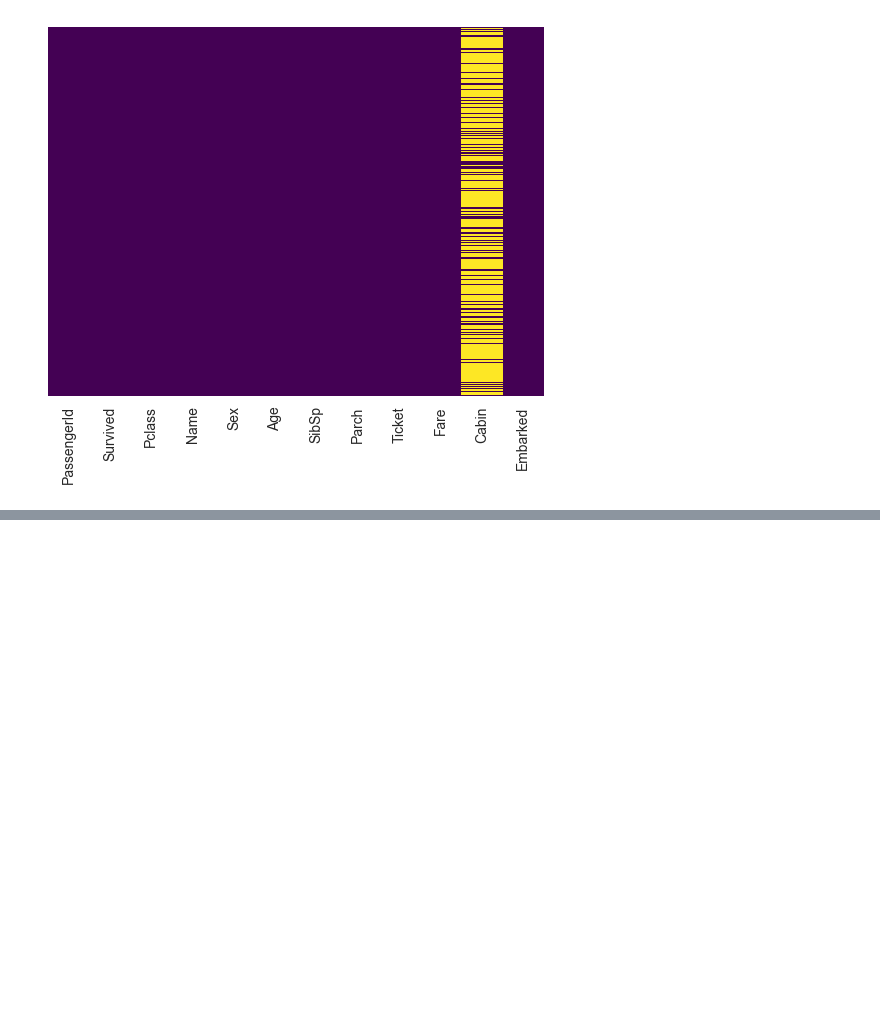
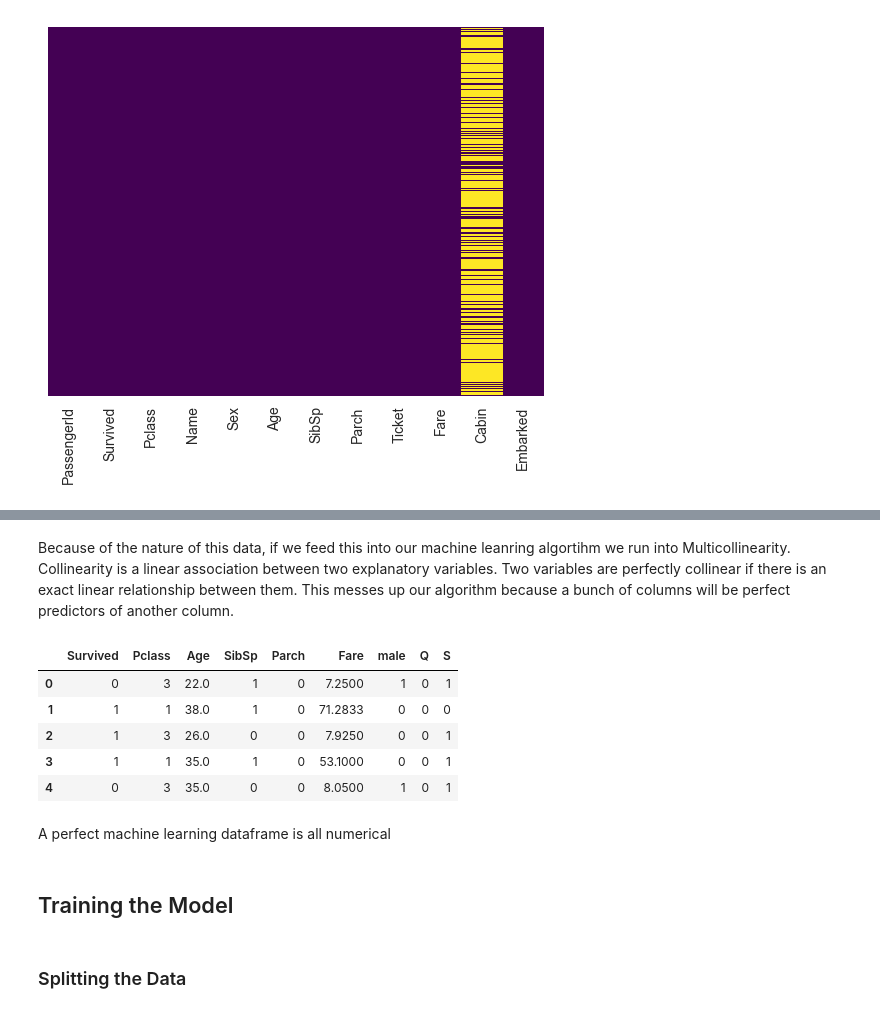
Before and after one commit to mkowusujr/Machine-Learning-Bootcamp, a Jupyter notebook: Python/Jose Portilla Course/12 Logistical Regression/logistical_regression.ipynb, the cells around one changed output, grey strips where cells are left out. Saved outputs shown, nothing was run; the diff lists cells and outputs as text; code cells hidden in the pictures; blank space fills up the shorter version.

```diff
--- a/Python/Jose Portilla Course/12 Logistical Regression/logistical_regression.ipynb
+++ b/Python/Jose Portilla Course/12 Logistical Regression/logistical_regression.ipynb
@@ -177,0 +199,2 @@ sns.heatmap(data=train.isnull(), yticklabels=False, cbar=False, cmap='viridis')
+# %%
+train.dropna(inplace=True)
@@ -177,0 +231,23 @@ sns.heatmap(data=train.isnull(), yticklabels=False, cbar=False, cmap='viridis')
+# %% [markdown]
+Because of the nature of this data, if we feed this into our machine leanring algortihm we run into Multicollinearity. Collinearity is a linear association between two explanatory variables. Two variables are perfectly collinear if there is an exact linear relationship between them. This messes up our algorithm because a bunch of columns will be perfect predictors of another column.
+# %%
+sex = pd.get_dummies(train['Sex'], drop_first=True)
+# %%
+embark = pd.get_dummies(train['Embarked'], drop_first=True)
+# %%
+train = pd.concat([train, sex, embark], axis=1)
+# %%
+# Dropping unused columns
+train.drop(['Sex', 'Embarked', 'Name', 'Ticket', 'PassengerId'], axis=1, inplace=True)
+train.head()
+# %% [output]
+|  | Survived | Pclass | Age | SibSp | Parch | Fare | male | Q | S |
+| 0 | 0 | 3 | 22.0 | 1 | 0 | 7.2500 | 1 | 0 | 1 |
+| 1 | 1 | 1 | 38.0 | 1 | 0 | 71.2833 | 0 | 0 | 0 |
+| 2 | 1 | 3 | 26.0 | 0 | 0 | 7.9250 | 0 | 0 | 1 |
+| 3 | 1 | 1 | 35.0 | 1 | 0 | 53.1000 | 0 | 0 | 1 |
+| 4 | 0 | 3 | 35.0 | 0 | 0 | 8.0500 | 1 | 0 | 1 |
+# %% [markdown]
+A perfect machine learning dataframe is all numerical
+# %% [markdown]
+## Training the Model
@@ -177,0 +257,2 @@ sns.heatmap(data=train.isnull(), yticklabels=False, cbar=False, cmap='viridis')
+# %% [markdown]
+### Splitting the Data
```
Also changed, not shown: parts of 19 cells of this notebook, 1 other file.
